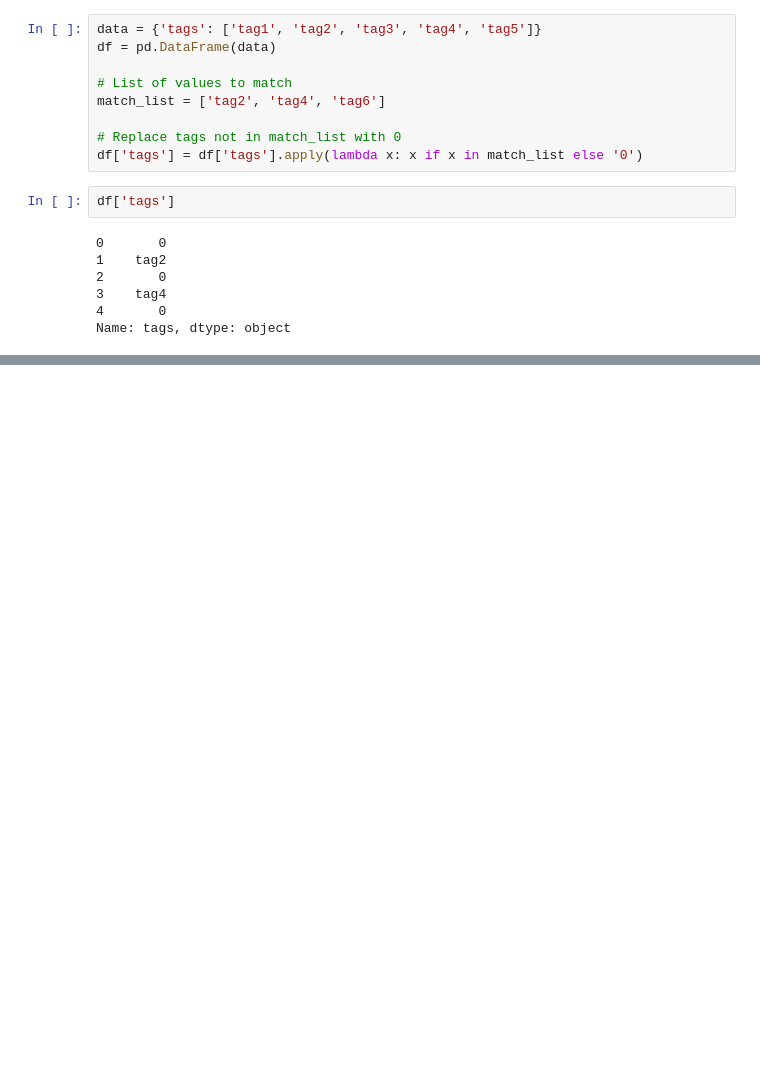
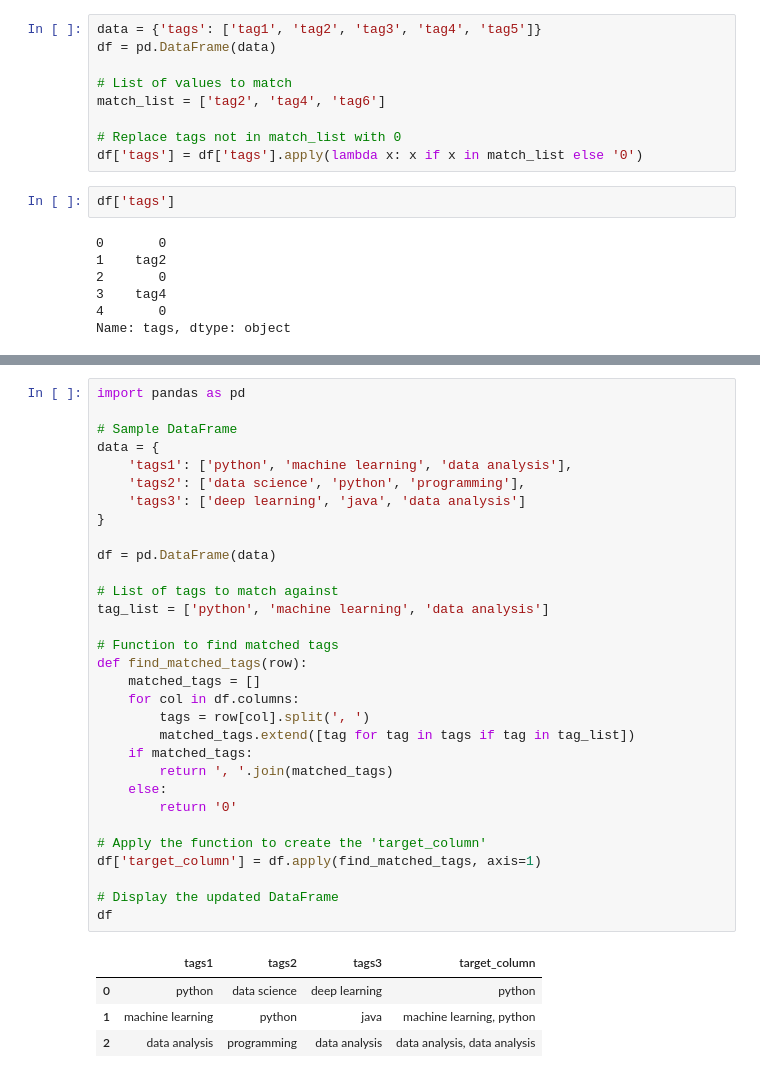
Before and after one commit to antussa2016/thesis_work, a Jupyter notebook: data_analysis/analysing_data.ipynb, the cells around one changed output, grey strips where cells are left out. Drawn from its saved outputs; the diff is of its cells as text; blank space fills up the shorter version.

```diff
--- a/data_analysis/analysing_data.ipynb
+++ b/data_analysis/analysing_data.ipynb
@@ -501,0 +547,36 @@ Name: tags, dtype: object
+# %%
+import pandas as pd
+
+# Sample DataFrame
+data = {
+    'tags1': ['python', 'machine learning', 'data analysis'],
+    'tags2': ['data science', 'python', 'programming'],
+    'tags3': ['deep learning', 'java', 'data analysis']
+}
+
+df = pd.DataFrame(data)
+
+# List of tags to match against
+tag_list = ['python', 'machine learning', 'data analysis']
+
+# Function to find matched tags
+def find_matched_tags(row):
+    matched_tags = []
+    for col in df.columns:
+        tags = row[col].split(', ')
+        matched_tags.extend([tag for tag in tags if tag in tag_list])
+    if matched_tags:
+        return ', '.join(matched_tags)
+    else:
+        return '0'
+
+# Apply the function to create the 'target_column'
+df['target_column'] = df.apply(find_matched_tags, axis=1)
+
+# Display the updated DataFrame
+df
+# %% [output]
+|  | tags1 | tags2 | tags3 | target_column |
+| 0 | python | data science | deep learning | python |
+| 1 | machine learning | python | java | machine learning, python |
+| 2 | data analysis | programming | data analysis | data analysis, data analysis |
```
Also changed, not shown: parts of 4 cells of this notebook.
